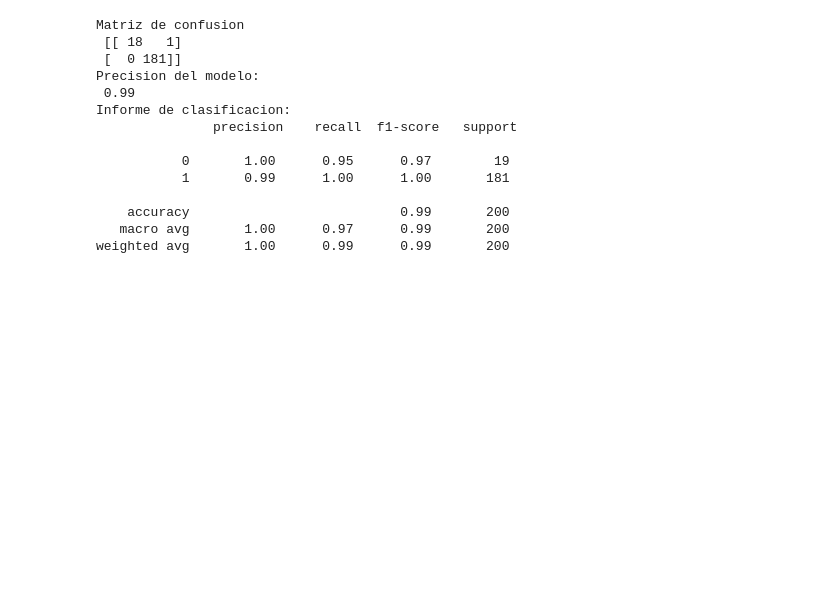
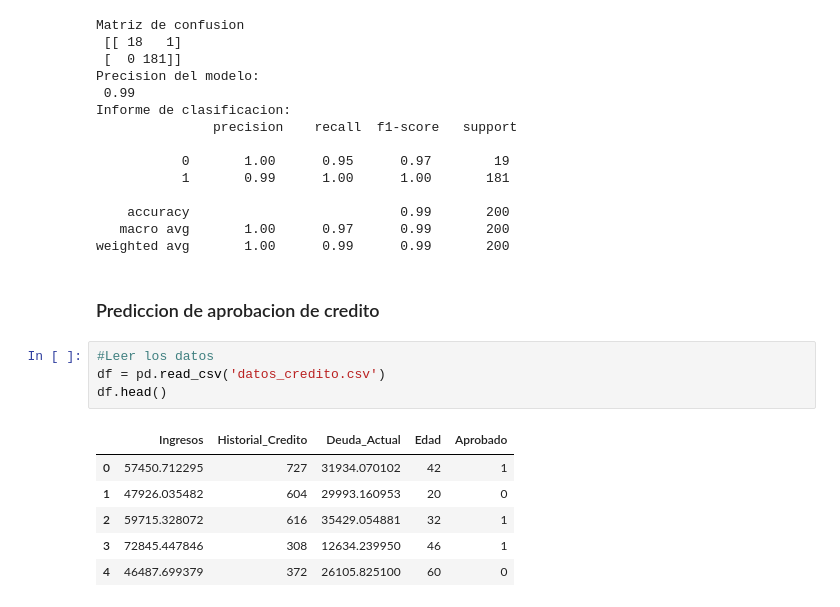
Before and after one commit to StxvenDev/IA-pruebas, a Jupyter notebook: regresion_logistica.ipynb, the cells around one changed output. Saved outputs shown, nothing was run; the diff lists cells and outputs as text; blank space fills up the shorter version.

```diff
--- a/regresion_logistica.ipynb
+++ b/regresion_logistica.ipynb
@@ -97,3 +98,16 @@ Informe de clasificacion:
     accuracy                           0.99       200
    macro avg       1.00      0.97      0.99       200
 weighted avg       1.00      0.99      0.99       200
+# %% [markdown]
+### Prediccion de aprobacion de credito
+# %%
+#Leer los datos
+df = pd.read_csv('datos_credito.csv')
+df.head()
+# %% [output]
+|  | Ingresos | Historial_Credito | Deuda_Actual | Edad | Aprobado |
+| 0 | 57450.712295 | 727 | 31934.070102 | 42 | 1 |
+| 1 | 47926.035482 | 604 | 29993.160953 | 20 | 0 |
+| 2 | 59715.328072 | 616 | 35429.054881 | 32 | 1 |
+| 3 | 72845.447846 | 308 | 12634.239950 | 46 | 1 |
+| 4 | 46487.699379 | 372 | 26105.825100 | 60 | 0 |
```
Also changed, not shown: parts of 6 cells of this notebook, 1 other file.
